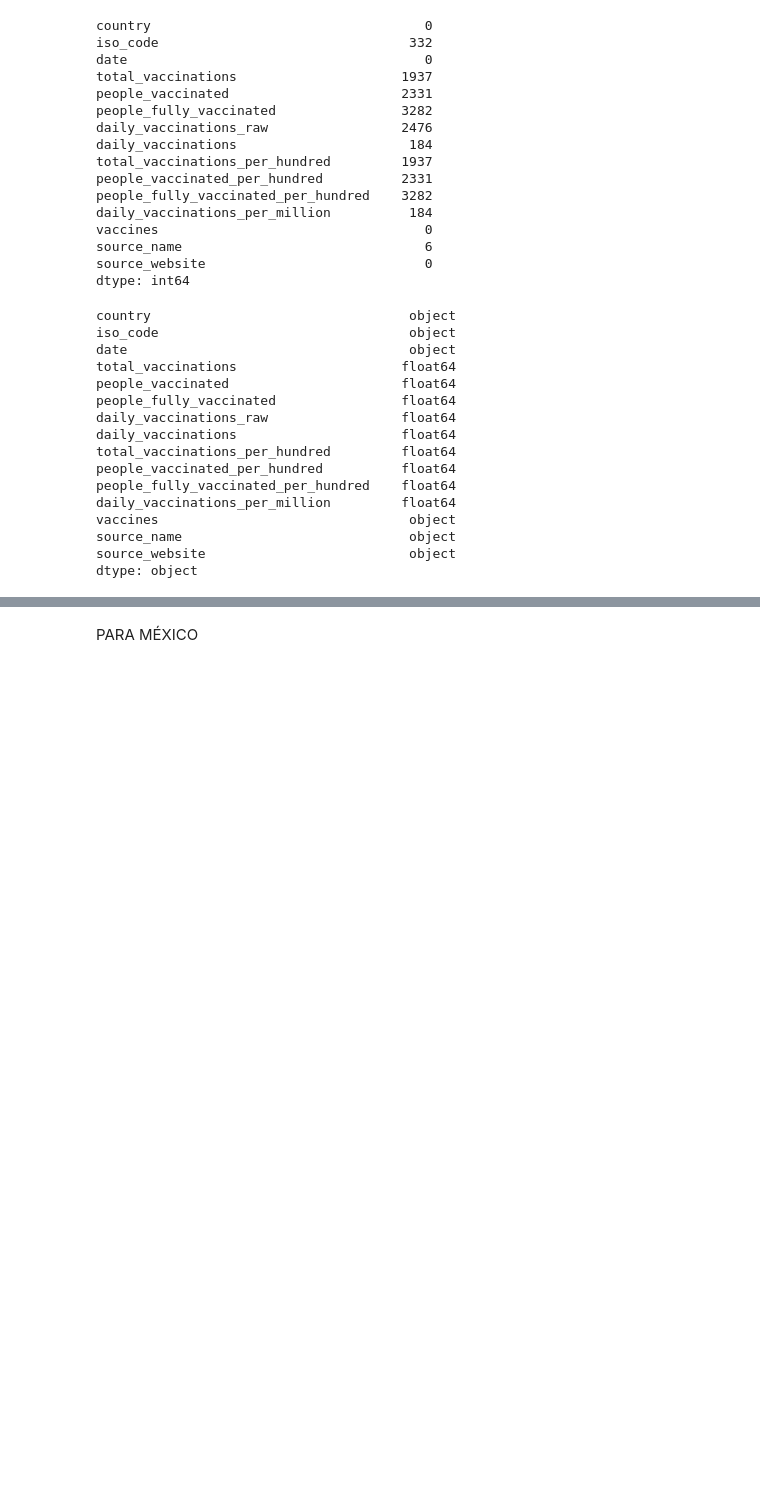
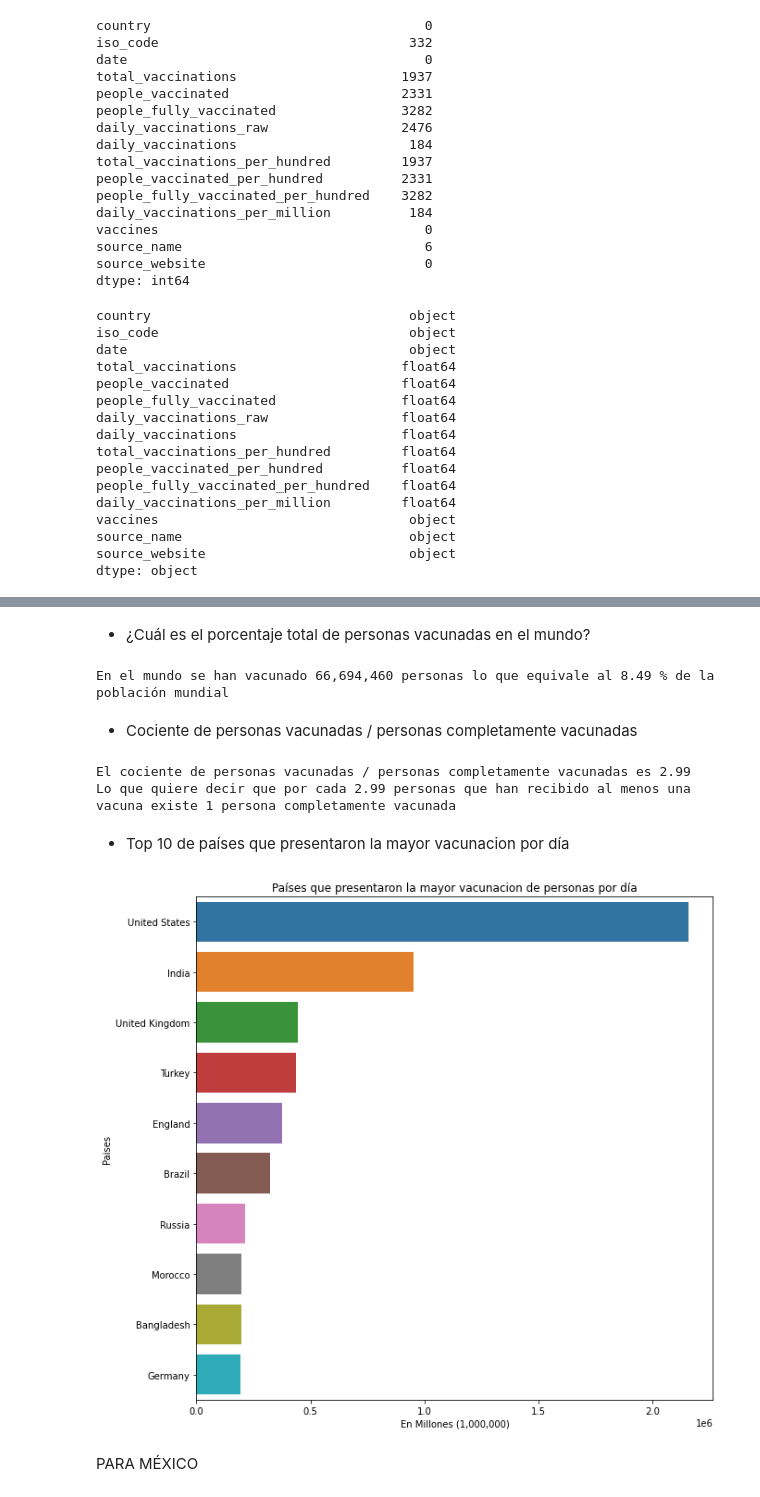
Before and after one commit to dapariciom/BEDU-procesamiento-de-datos-con-python-proyecto, a Jupyter notebook: Proyecto_Vacunas.ipynb, the cells around one changed output, grey strips where cells are left out. Cells and saved outputs as stored; diff of their text form; code cells hidden in the pictures; blank space fills up the shorter version.

```diff
--- a/Proyecto_Vacunas.ipynb
+++ b/Proyecto_Vacunas.ipynb
@@ -160,2 +135,13 @@ dtype: object
+# %%
+df_vaccinations = df.drop(columns= ["iso_code","source_name","source_website"])
+df_vaccinations = df_column_dropped.dropna(subset=["total_vaccinations",
+                               "people_vaccinated",
+                               "people_fully_vaccinated",
+                               "daily_vaccinations_raw",
+                               "daily_vaccinations",
+                               "total_vaccinations_per_hundred",
+                               "people_vaccinated_per_hundred",
+                               "people_fully_vaccinated_per_hundred",
+                               "daily_vaccinations_per_million"],thresh=5)
 # %%
-df["date"] = pd.to_datetime(df["date"], format = '%Y-%m-%d')
+df_vaccinations["date"] = pd.to_datetime(df_vaccinations["date"], format = '%Y-%m-%d')
@@ -162,3 +150,36 @@ df["date"] = pd.to_datetime(df["date"], format = '%Y-%m-%d')
+# %% [markdown]
+* ¿Cuál es el porcentaje total de personas vacunadas en el mundo?
+# %%
+world_population = 785156800
+world_people_fully_vaccinated = df_vaccinations.groupby('country')['people_fully_vaccinated'].max().sum()
+
+print(f'En el mundo se han vacunado {round(world_people_fully_vaccinated):,} personas lo que equivale al {round(world_people_fully_vaccinated*100/world_population, 2)} % de la población mundial')
+# %% [output]
+En el mundo se han vacunado 66,694,460 personas lo que equivale al 8.49 % de la población mundial
+# %% [markdown]
+* Cociente de personas vacunadas / personas completamente vacunadas
+# %%
+world_people_vaccinated = df_vaccinations.groupby('country')['people_vaccinated'].max().sum()
+ratio = round(world_people_vaccinated/world_people_fully_vaccinated, 2)
+print(f'El cociente de personas vacunadas / personas completamente vacunadas es {ratio}')
+print(f'Lo que quiere decir que por cada {ratio} personas que han recibido al menos una vacuna existe 1 persona completamente vacunada')
+# %% [output]
+El cociente de personas vacunadas / personas completamente vacunadas es 2.99
+Lo que quiere decir que por cada 2.99 personas que han recibido al menos una vacuna existe 1 persona completamente vacunada
+# %% [markdown]
+* Top 10 de países que presentaron la mayor vacunacion por día
+# %%
+top_10_daily_vaccinations = df_vaccinations.groupby('country')['daily_vaccinations'].max().sort_values(ascending=False).head(10)
+
+def daily_vaccinations_plot_bars(value):
+    fig, ax = plt.subplots(figsize=(10, 10))
+    ax.set_title('Países que presentaron la mayor vacunacion de personas por día')
+    sns.barplot(value, value.index, ax=ax)
+    ax.set(ylabel='Paises', xlabel='En Millones (1,000,000)')
+
+daily_vaccinations_plot_bars(top_10_daily_vaccinations)
+# %% [output]
+[figure, added]
 # %% [markdown]
 PARA MÉXICO
 # %%
```
Also changed, not shown: parts of 27 cells of this notebook.
